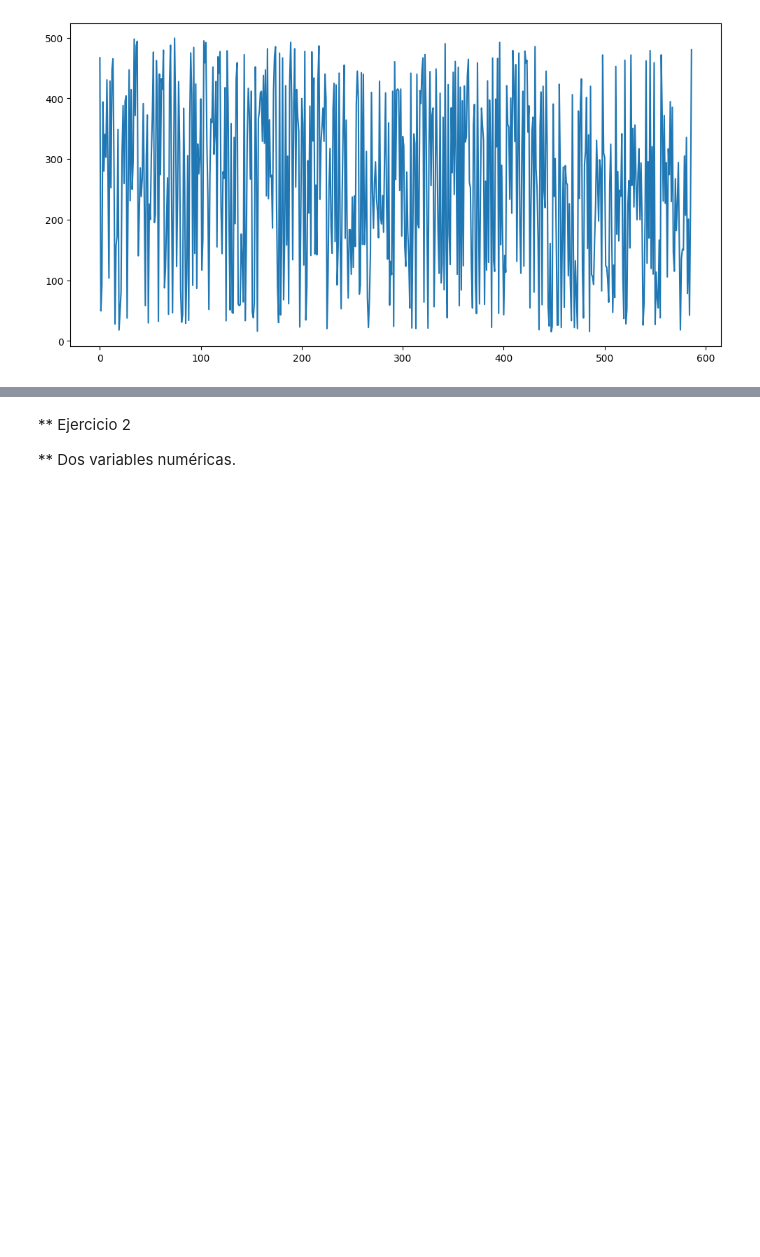
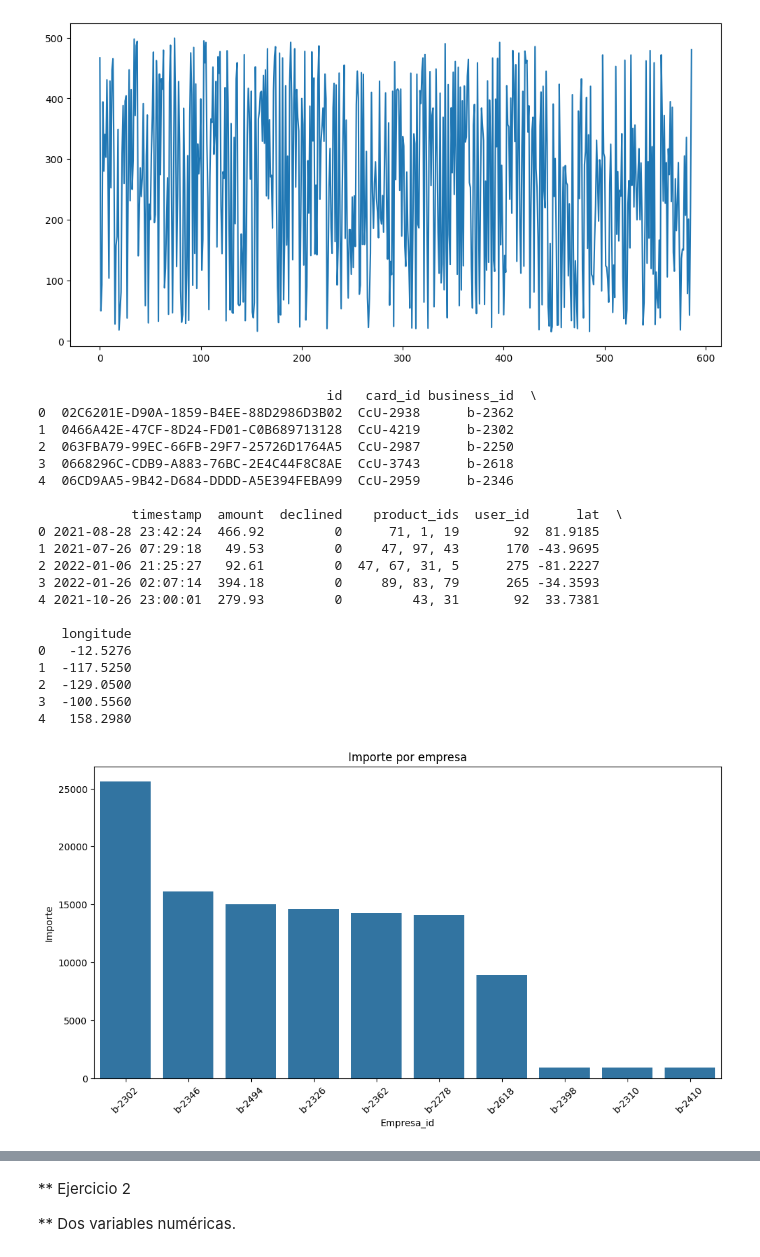
Before and after one commit to MailinV/Sprint_8_MV, a Jupyter notebook: Sprint8_MV.ipynb, the cells around one changed output, grey strips where cells are left out. Drawn from its saved outputs; the diff is of its cells as text; code cells hidden in the pictures; blank space fills up the shorter version.

```diff
--- a/Sprint8_MV.ipynb
+++ b/Sprint8_MV.ipynb
@@ -119,3 +120,43 @@ plt.title("")
 plt.show()
 # %% [output]
 [figure]
+# %%
+# querys para visualizar los datos de las tablas cargadas
+query = "SELECT * FROM transactions;"
+df = pd.read_sql(query, conexion_bd)
+print(df.head())
+
+importe_empresa_id= df.groupby('business_id')['amount'].sum().reset_index()
+top_n=10
+df_top=importe_empresa_id.nlargest(top_n,'amount')
+
+plt.figure(figsize=(12,6))
+sns.barplot(data=df_top, x='business_id', y='amount')
+
+plt.xticks(rotation=45)
+plt.xlabel("Empresa_id")
+plt.ylabel("Importe")
+plt.title("Importe por empresa")
+plt.show()
+# %% [output]
+                                     id   card_id business_id  \
+0  02C6201E-D90A-1859-B4EE-88D2986D3B02  CcU-2938      b-2362
+1  0466A42E-47CF-8D24-FD01-C0B689713128  CcU-4219      b-2302
+2  063FBA79-99EC-66FB-29F7-25726D1764A5  CcU-2987      b-2250
+3  0668296C-CDB9-A883-76BC-2E4C44F8C8AE  CcU-3743      b-2618
+4  06CD9AA5-9B42-D684-DDDD-A5E394FEBA99  CcU-2959      b-2346
+
+            timestamp  amount  declined    product_ids  user_id      lat  \
+0 2021-08-28 23:42:24  466.92         0      71, 1, 19       92  81.9185
+1 2021-07-26 07:29:18   49.53         0     47, 97, 43      170 -43.9695
+2 2022-01-06 21:25:27   92.61         0  47, 67, 31, 5      275 -81.2227
+3 2022-01-26 02:07:14  394.18         0     89, 83, 79      265 -34.3593
+4 2021-10-26 23:00:01  279.93         0         43, 31       92  33.7381
+
+   longitude
+0   -12.5276
+1  -117.5250
+2  -129.0500
+3  -100.5560
+4   158.2980
+[figure, added]
```
Also changed, not shown: parts of 9 cells of this notebook.
